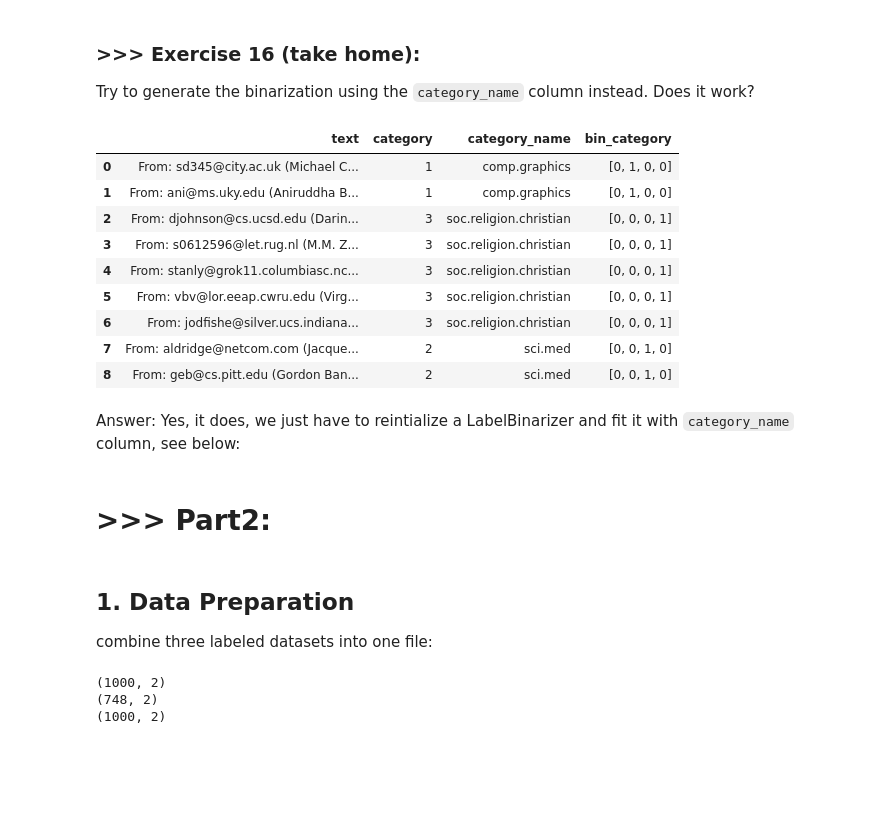
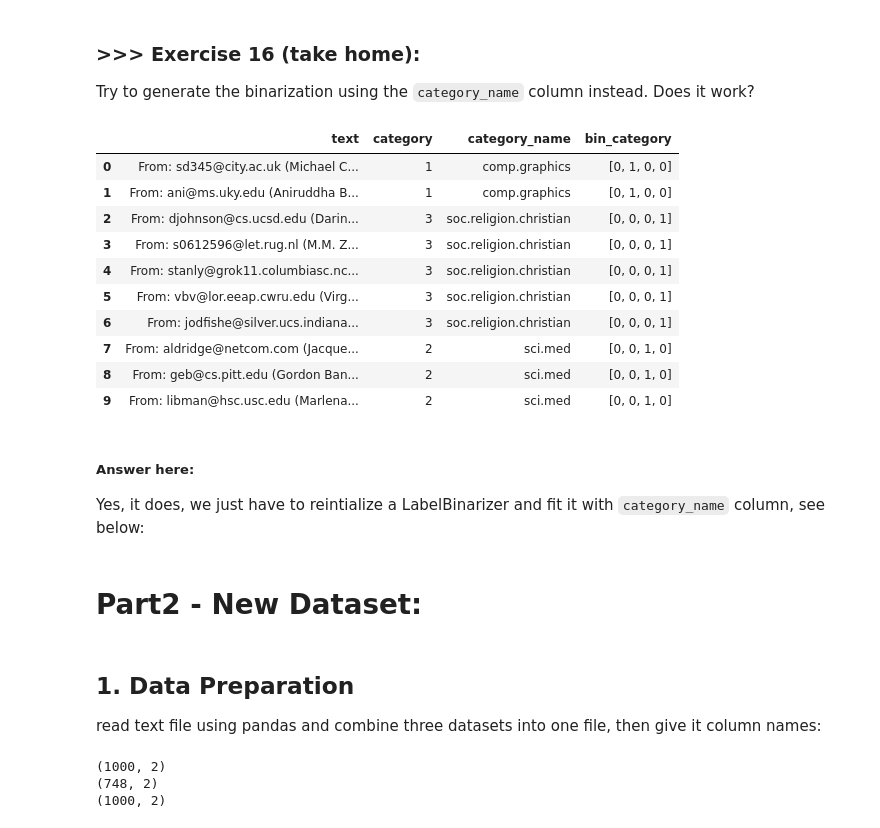
Before and after one commit to chihuahualee828/DM2023-Lab1-Master, a Jupyter notebook: Homework/DM2023-Lab1-Homework.ipynb, the cells around one changed output. Cells and saved outputs as stored; diff of their text form; code cells hidden in the pictures; blank space fills up the shorter version.

```diff
--- a/Homework/DM2023-Lab1-Homework.ipynb
+++ b/Homework/DM2023-Lab1-Homework.ipynb
@@ -515,28 +530,29 @@ from sklearn import preprocessing, metrics, decomposition, pipeline, dummy
 # %%
 # Answer here
 mlb = preprocessing.LabelBinarizer()
 mlb.fit(X['category_name'])
 X['bin_category'] = mlb.transform(X['category_name']).tolist()
-X[:9]
+X[:10]
 # %% [output]
 |  | text | category | category_name | bin_category |
 | 0 | From: sd345@city.ac.uk (Michael C... | 1 | comp.graphics | [0, 1, 0, 0] |
 | 1 | From: ani@ms.uky.edu (Aniruddha B... | 1 | comp.graphics | [0, 1, 0, 0] |
 | 2 | From: djohnson@cs.ucsd.edu (Darin... | 3 | soc.religion.christian | [0, 0, 0, 1] |
 | 3 | From: s0612596@let.rug.nl (M.M. Z... | 3 | soc.religion.christian | [0, 0, 0, 1] |
 | 4 | From: stanly@grok11.columbiasc.nc... | 3 | soc.religion.christian | [0, 0, 0, 1] |
 | 5 | From: vbv@lor.eeap.cwru.edu (Virg... | 3 | soc.religion.christian | [0, 0, 0, 1] |
 | 6 | From: jodfishe@silver.ucs.indiana... | 3 | soc.religion.christian | [0, 0, 0, 1] |
 | 7 | From: aldridge@netcom.com (Jacque... | 2 | sci.med | [0, 0, 1, 0] |
 | 8 | From: geb@cs.pitt.edu (Gordon Ban... | 2 | sci.med | [0, 0, 1, 0] |
+| 9 | From: libman@hsc.usc.edu (Marlena... | 2 | sci.med | [0, 0, 1, 0] |
 # %% [markdown]
-Answer:
+##### Answer here:
 Yes, it does, we just have to reintialize a LabelBinarizer and fit it with `category_name` column, see below:
 # %% [markdown]
-# >>> **Part2:**
+# **Part2 - New Dataset:**
 # %% [markdown]
 ## 1. Data Preparation
-combine three labeled datasets into one file:
+read text file using pandas and combine three datasets into one file, then give it column names:
 # %%
 data_amazon = pd.read_csv('amazon_cells_labelled.txt', sep='\t', header=None)
 data_imdb = pd.read_csv('imdb_labelled.txt', sep='\t', header=None)
```
Also changed, not shown: parts of 51 cells of this notebook.
